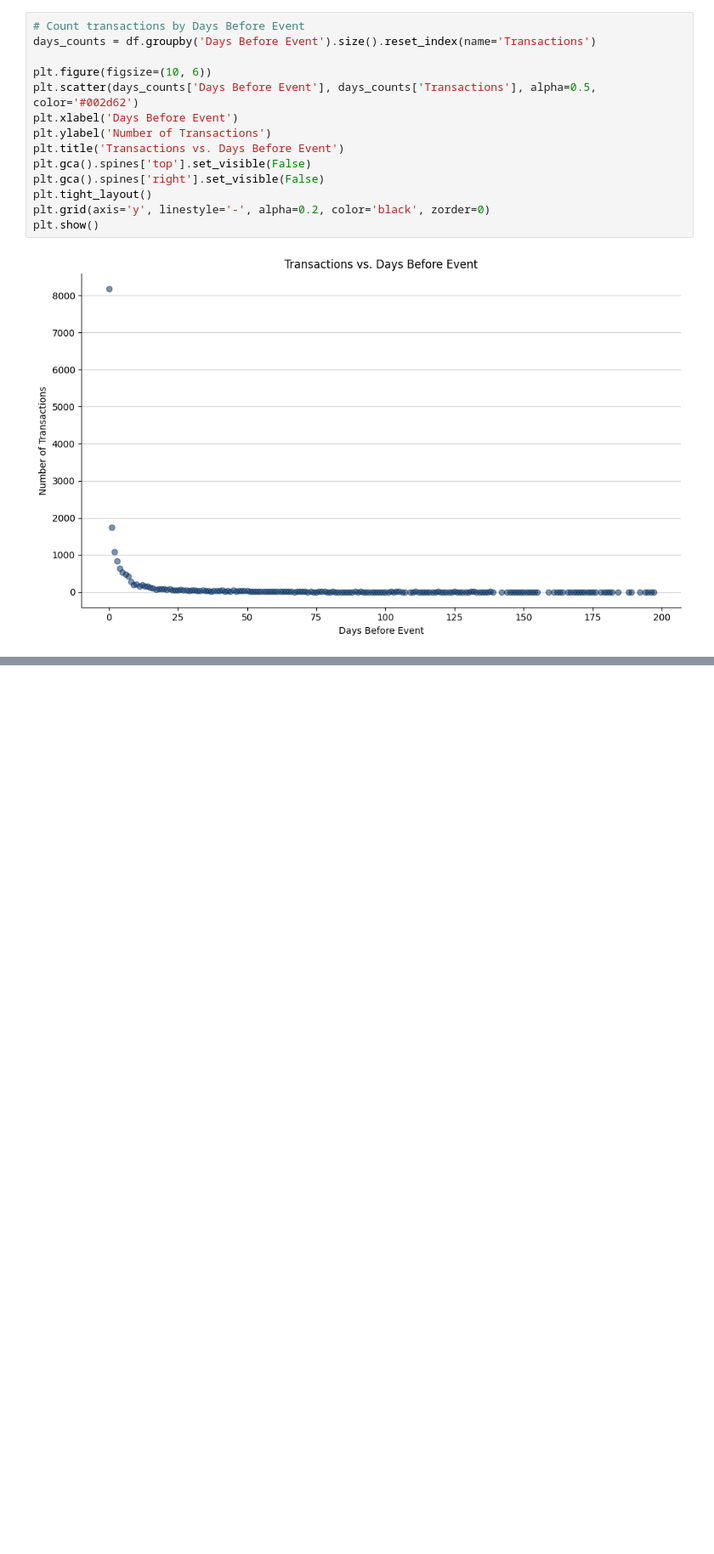
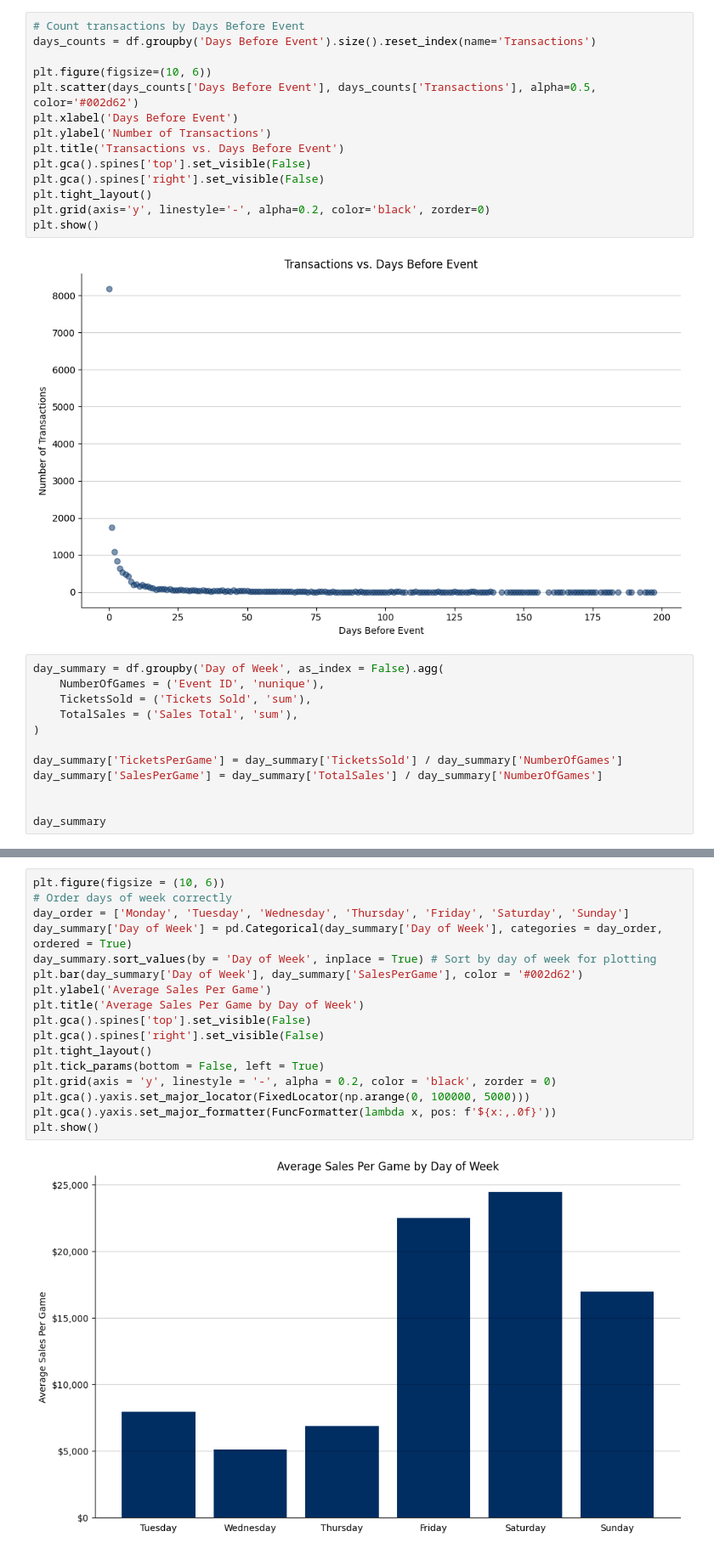
Before and after one commit to brianhockett/FredNats-TicketPricing, a Jupyter notebook: TR_EDA.ipynb, the cells around one changed output, grey strips where cells are left out. Shown at 85% size. Saved outputs shown, nothing was run; the diff lists cells and outputs as text; blank space fills up the shorter version.

```diff
--- a/TR_EDA.ipynb
+++ b/TR_EDA.ipynb
@@ -116,3 +116,15 @@ plt.grid(axis='y', linestyle='-', alpha=0.2, color='black', zorder=0)
 plt.show()
 # %% [output]
 [figure]
+# %%
+day_summary = df.groupby('Day of Week', as_index = False).agg(
+    NumberOfGames = ('Event ID', 'nunique'),
+    TicketsSold = ('Tickets Sold', 'sum'),
+    TotalSales = ('Sales Total', 'sum'),
+)
+
+day_summary['TicketsPerGame'] = day_summary['TicketsSold'] / day_summary['NumberOfGames']
+day_summary['SalesPerGame'] = day_summary['TotalSales'] / day_summary['NumberOfGames']
+
+
+day_summary
@@ -118,0 +139,19 @@ plt.show()
+# %%
+plt.figure(figsize = (10, 6))
+# Order days of week correctly
+day_order = ['Monday', 'Tuesday', 'Wednesday', 'Thursday', 'Friday', 'Saturday', 'Sunday']
+day_summary['Day of Week'] = pd.Categorical(day_summary['Day of Week'], categories = day_order, ordered = True)
+day_summary.sort_values(by = 'Day of Week', inplace = True) # Sort by day of week for plotting
+plt.bar(day_summary['Day of Week'], day_summary['SalesPerGame'], color = '#002d62')
+plt.ylabel('Average Sales Per Game')
+plt.title('Average Sales Per Game by Day of Week')
+plt.gca().spines['top'].set_visible(False)
+plt.gca().spines['right'].set_visible(False)
+plt.tight_layout()
+plt.tick_params(bottom = False, left = True)
+plt.grid(axis = 'y', linestyle = '-', alpha = 0.2, color = 'black', zorder = 0)
+plt.gca().yaxis.set_major_locator(FixedLocator(np.arange(0, 100000, 5000)))
+plt.gca().yaxis.set_major_formatter(FuncFormatter(lambda x, pos: f'${x:,.0f}'))
+plt.show()
+# %% [output]
+[figure, added]
```
Also changed, not shown: parts of 4 cells of this notebook, 1 other file.
